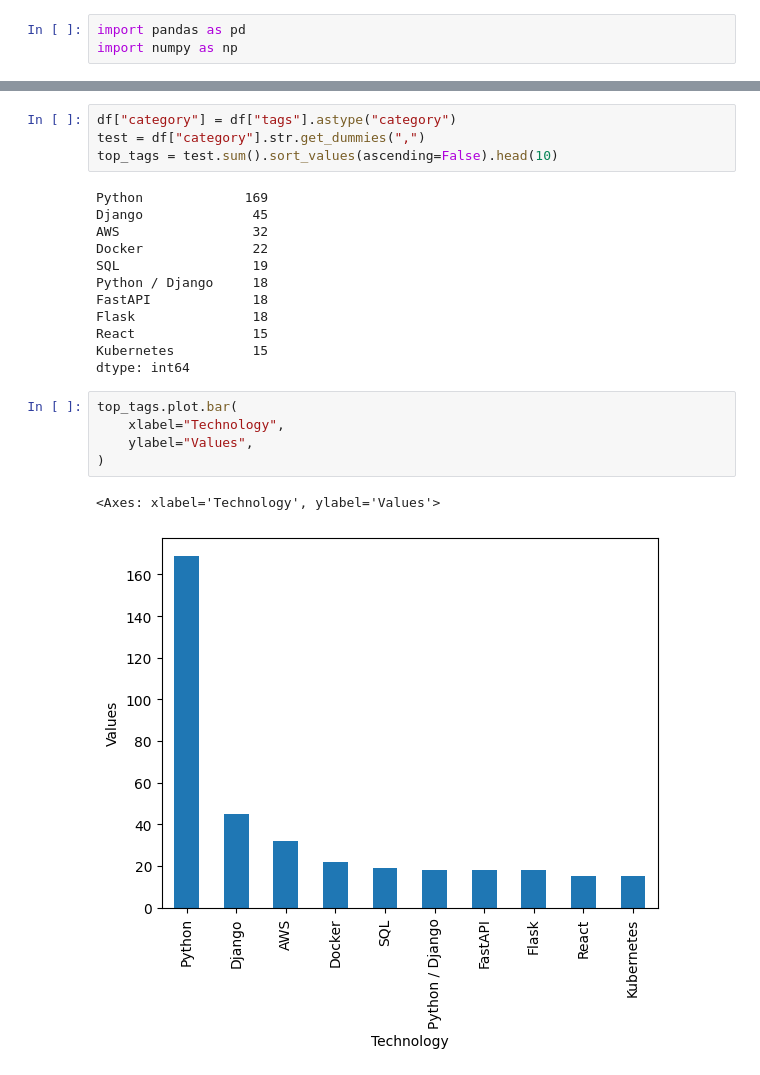
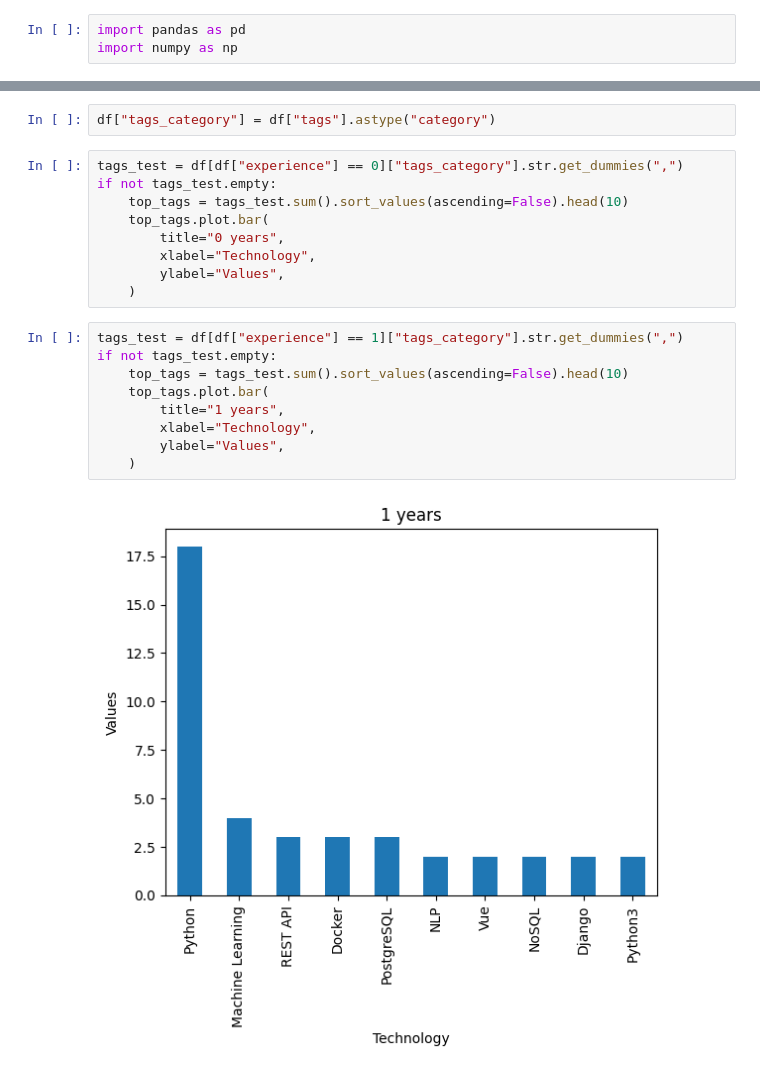
Before and after one commit to Ivan-Berezyanskiy/Python-Top-Technologies, a Jupyter notebook: djinni_analysis/vacancies_analysis.ipynb, the cells around one changed output, grey strips where cells are left out. Cells and saved outputs as stored; diff of their text form.

```diff
--- a/djinni_analysis/vacancies_analysis.ipynb
+++ b/djinni_analysis/vacancies_analysis.ipynb
@@ -16,24 +17,22 @@ df.head()
-# %%
-df["category"] = df["tags"].astype("category")
-test = df["category"].str.get_dummies(",")
-top_tags = test.sum().sort_values(ascending=False).head(10)
-# %% [output]
-Python             169
-Django              45
-AWS                 32
-Docker              22
-SQL                 19
-Python / Django     18
-FastAPI             18
-Flask               18
-React               15
-Kubernetes          15
-dtype: int64
-# %%
-top_tags.plot.bar(
-    xlabel="Technology",
-    ylabel="Values",
-)
-# %% [output]
-<Axes: xlabel='Technology', ylabel='Values'>
-[figure, removed]
+# %%
+df["tags_category"] = df["tags"].astype("category")
+# %%
+tags_test = df[df["experience"] == 0]["tags_category"].str.get_dummies(",")
+if not tags_test.empty:
+    top_tags = tags_test.sum().sort_values(ascending=False).head(10)
+    top_tags.plot.bar(
+        title="0 years",
+        xlabel="Technology",
+        ylabel="Values",
+    )
+# %%
+tags_test = df[df["experience"] == 1]["tags_category"].str.get_dummies(",")
+if not tags_test.empty:
+    top_tags = tags_test.sum().sort_values(ascending=False).head(10)
+    top_tags.plot.bar(
+        title="1 years",
+        xlabel="Technology",
+        ylabel="Values",
+    )
+# %% [output]
+[figure, added]
```
Also changed, not shown: parts of 5 cells of this notebook, 2 other files.
